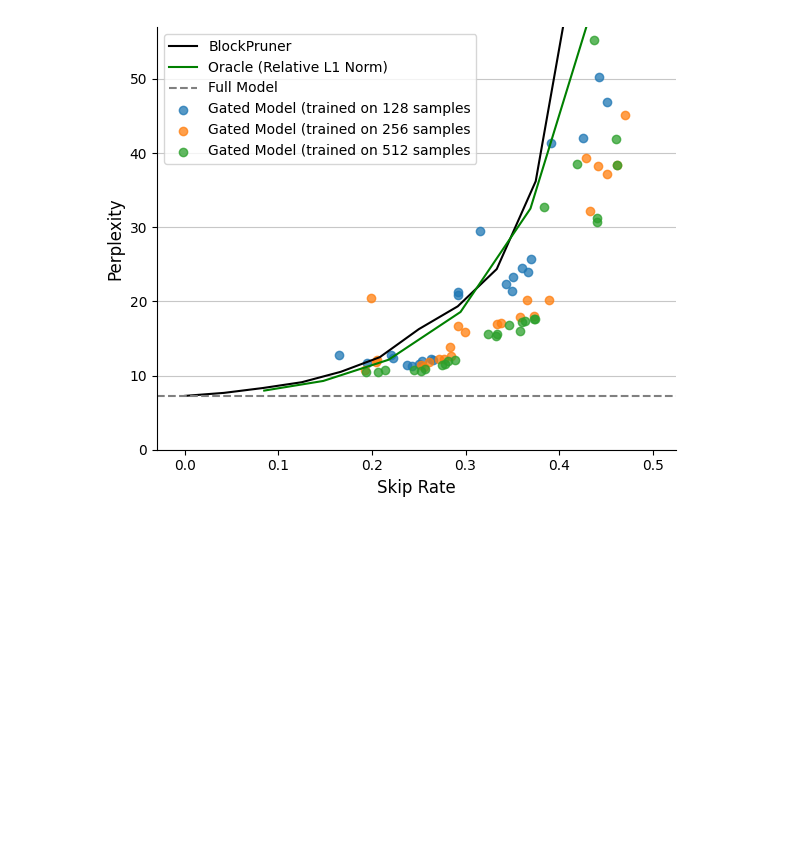
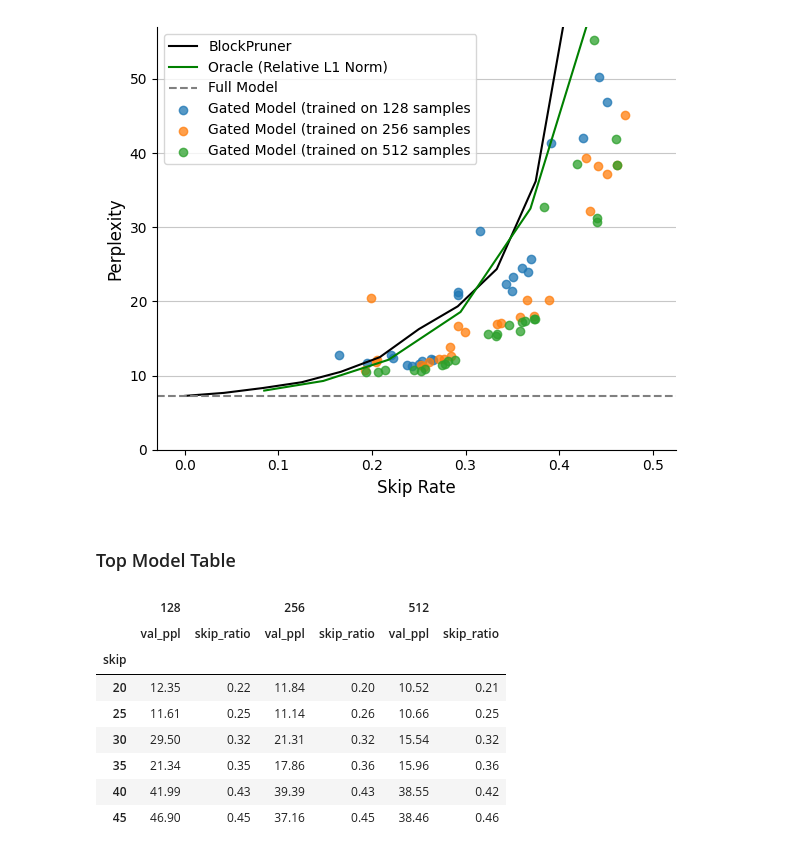
Before and after one commit to chutnakova5/Adaptive-layer-skipping, a Jupyter notebook: results.ipynb, the cells around one changed output. Drawn from its saved outputs; the diff is of its cells as text; code cells hidden in the pictures; blank space fills up the shorter version.

```diff
--- a/results.ipynb
+++ b/results.ipynb
@@ -1045,3 +1045,43 @@ ax.legend()
 plt.tight_layout()
 # %% [output]
 [figure]
+# %% [markdown]
+### Top Model Table
+# %%
+gated_model_results = pd.concat([
+    gate_results.loc[
+        (gate_results.n_samples == nsamp) &
+        (gate_results.skip_ratio > (skip / 100)) &
+        (gate_results.skip_ratio < ((skip + 3) / 100))
+    ]
+    .sort_values("val_ppl")
+    .head(1)
+    .assign(skip=skip)   # store row label
+    for skip in range(20, 46, 5)
+    for nsamp in (128, 256, 512)
+], ignore_index=True).drop_duplicates()
+
+gated_model_results = gated_model_results.set_index("skip")
+# %%
+dfs = []
+
+for n in [128, 256, 512]:
+    df = (
+        gated_model_results
+        .query("n_samples == @n")[['val_ppl', 'skip_ratio']]
+    )
+    # add top-level header
+    df.columns = pd.MultiIndex.from_product([[n], df.columns])
+    dfs.append(df)
+
+pd.concat(dfs, axis=1).round(2)
+# %% [output]
+|  | 128 |  | 256 |  | 512 |  |
+|  | val_ppl | skip_ratio | val_ppl | skip_ratio | val_ppl | skip_ratio |
+| skip |  |  |  |  |  |  |
+| 20 | 12.35 | 0.22 | 11.84 | 0.20 | 10.52 | 0.21 |
+| 25 | 11.61 | 0.25 | 11.14 | 0.26 | 10.66 | 0.25 |
+| 30 | 29.50 | 0.32 | 21.31 | 0.32 | 15.54 | 0.32 |
+| 35 | 21.34 | 0.35 | 17.86 | 0.36 | 15.96 | 0.36 |
+| 40 | 41.99 | 0.43 | 39.39 | 0.43 | 38.55 | 0.42 |
+| 45 | 46.90 | 0.45 | 37.16 | 0.45 | 38.46 | 0.46 |
```
Also changed, not shown: parts of 1 cell of this notebook.
